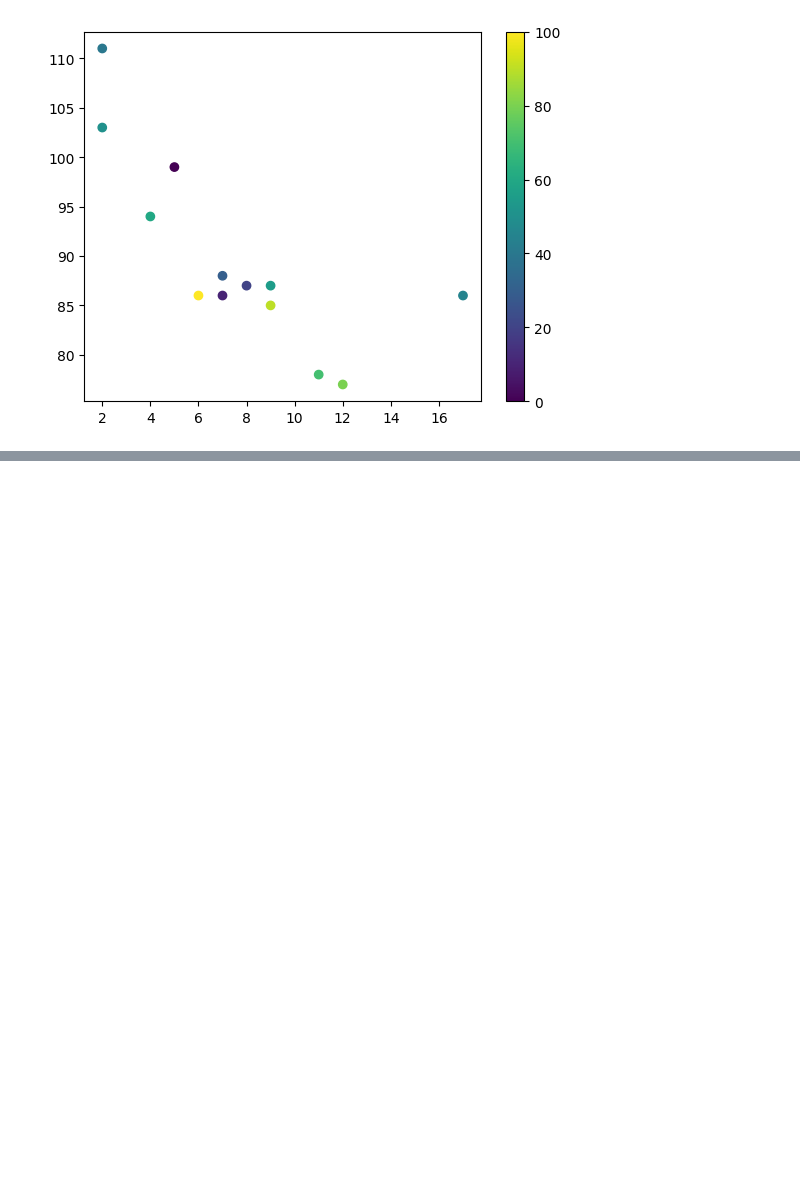
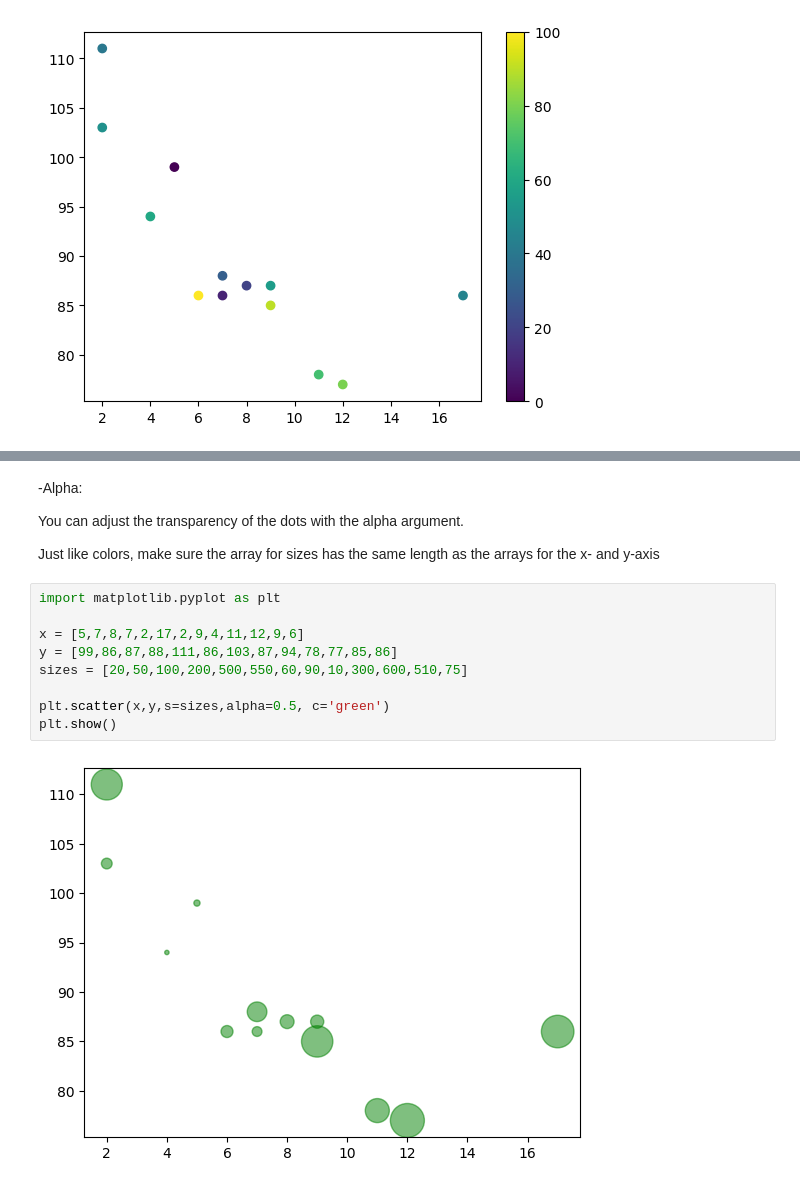
Before and after one commit to VaishnaviJadhav350/intern, a Jupyter notebook: python basics/python libraries/matplotlib.ipynb, the cells around one changed output, grey strips where cells are left out. Saved outputs shown, nothing was run; the diff lists cells and outputs as text; blank space fills up the shorter version.

```diff
--- a/python basics/python libraries/matplotlib.ipynb
+++ b/python basics/python libraries/matplotlib.ipynb
@@ -644,0 +664,17 @@ plt.show()
+# %% [markdown]
+-Alpha:
+
+You can adjust the transparency of the dots with the alpha argument.
+
+Just like colors, make sure the array for sizes has the same length as the arrays for the x- and y-axis
+# %%
+import matplotlib.pyplot as plt
+
+x = [5,7,8,7,2,17,2,9,4,11,12,9,6]
+y = [99,86,87,88,111,86,103,87,94,78,77,85,86]
+sizes = [20,50,100,200,500,550,60,90,10,300,600,510,75]
+
+plt.scatter(x,y,s=sizes,alpha=0.5, c='green')
+plt.show()
+# %% [output]
+[figure, added]
```
Also changed, not shown: parts of 36 cells of this notebook, 2 other files.
